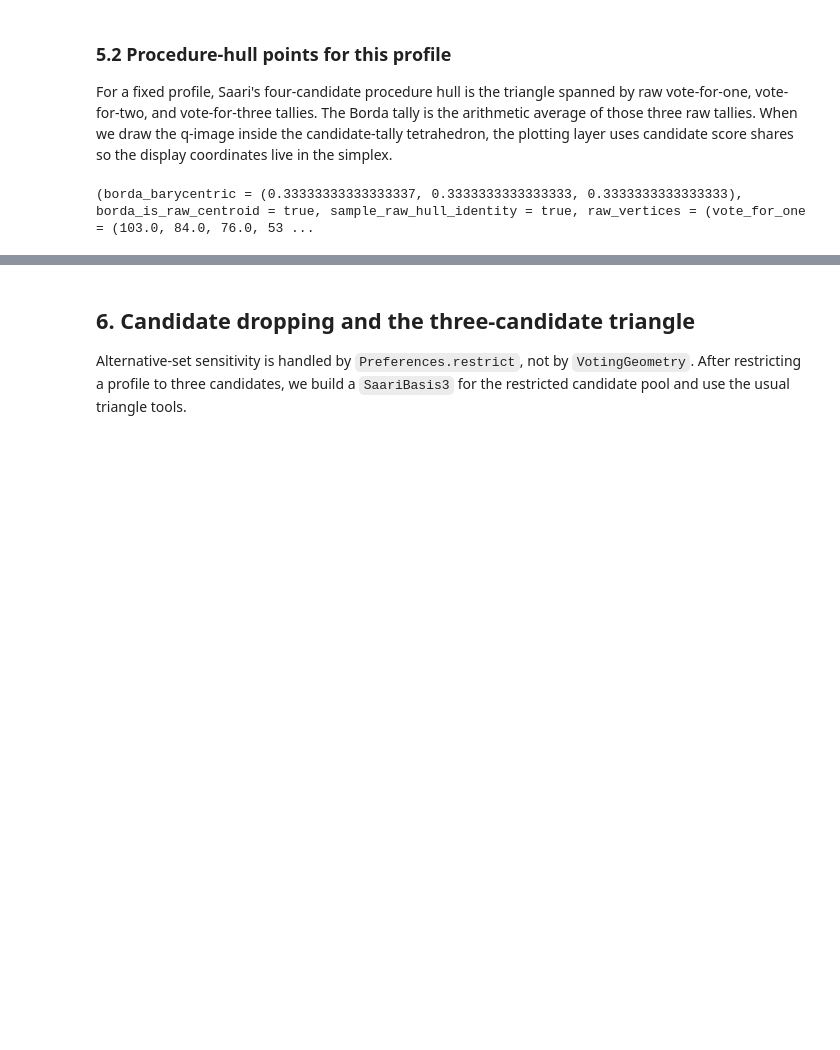
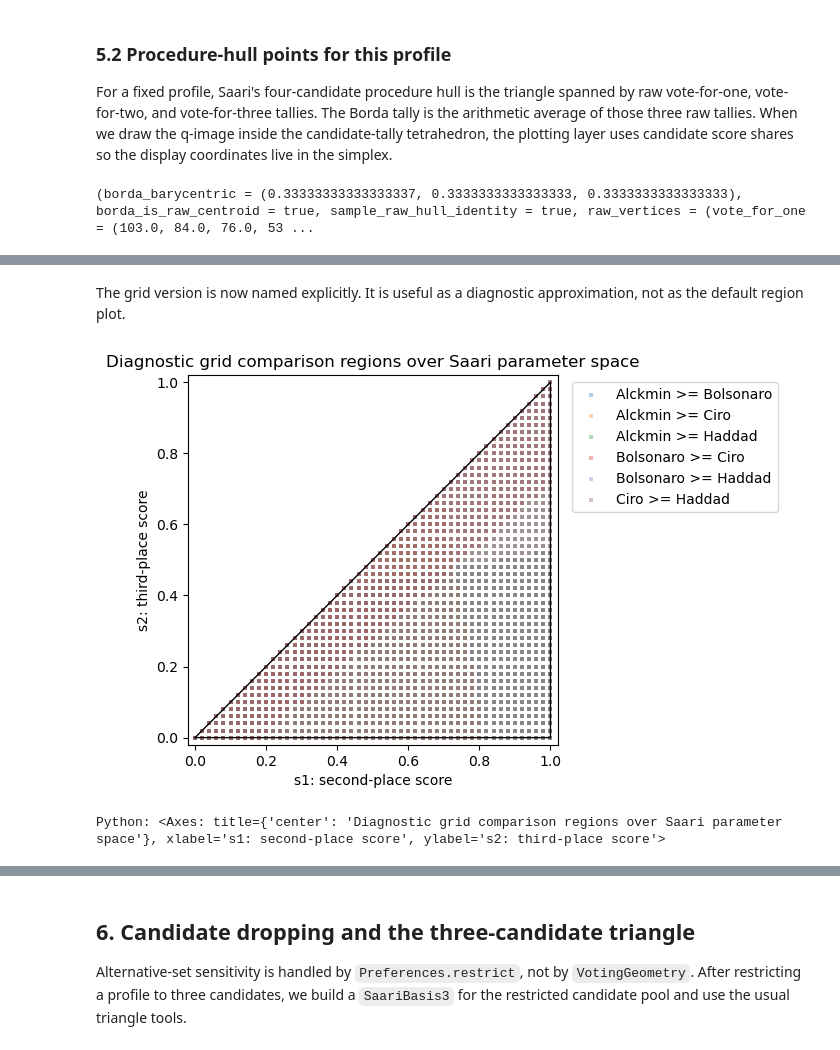
Before and after one commit to marcelovmaciel/phoenix-prefpol, a Jupyter notebook: VotingGeometry/examples/saari_geometry_walkthrough.ipynb, the cells around one changed output, grey strips where cells are left out. Cells and saved outputs as stored; diff of their text form; code cells hidden in the pictures; blank space fills up the shorter version.

```diff
--- a/VotingGeometry/examples/saari_geometry_walkthrough.ipynb
+++ b/VotingGeometry/examples/saari_geometry_walkthrough.ipynb
@@ -406,0 +421,7 @@ positional_comparison_region_table(p4_freq, labels4; resolution = 51)
+# %% [markdown]
+The grid version is now named explicitly. It is useful as a diagnostic approximation, not as the default region plot.
+# %%
+plot_positional_comparison_regions_grid(p4_freq, labels4; resolution = 51)
+# %% [output]
+[figure, added]
+Python: <Axes: title={'center': 'Diagnostic grid comparison regions over Saari parameter space'}, xlabel='s1: second-place score', ylabel='s2: third-place score'>
```
Also changed, not shown: parts of 9 cells of this notebook, 1 other file.
